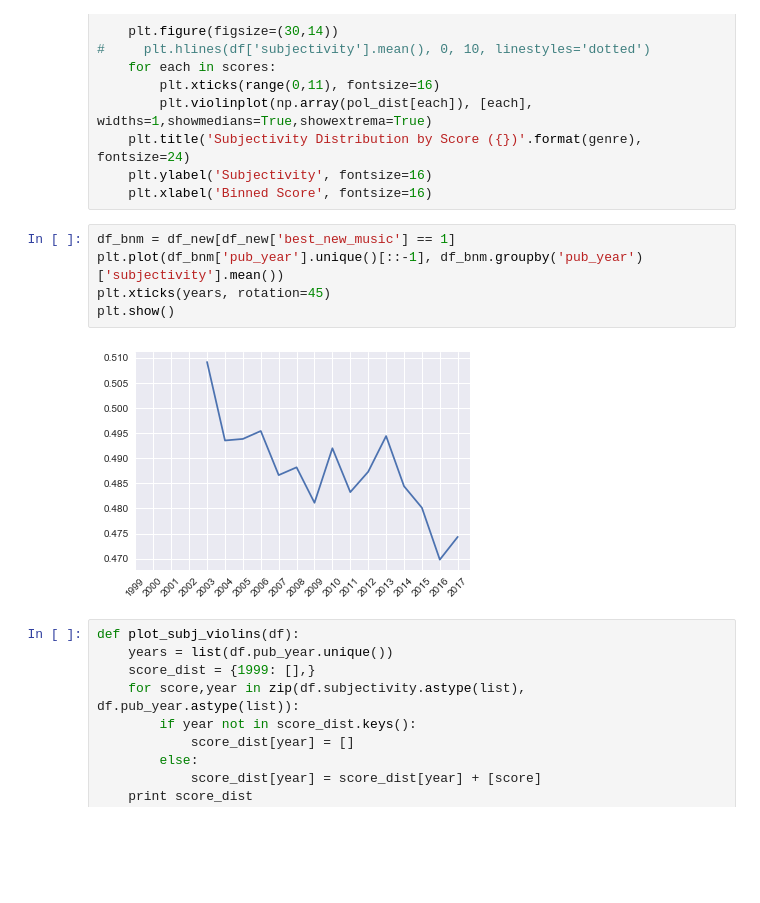
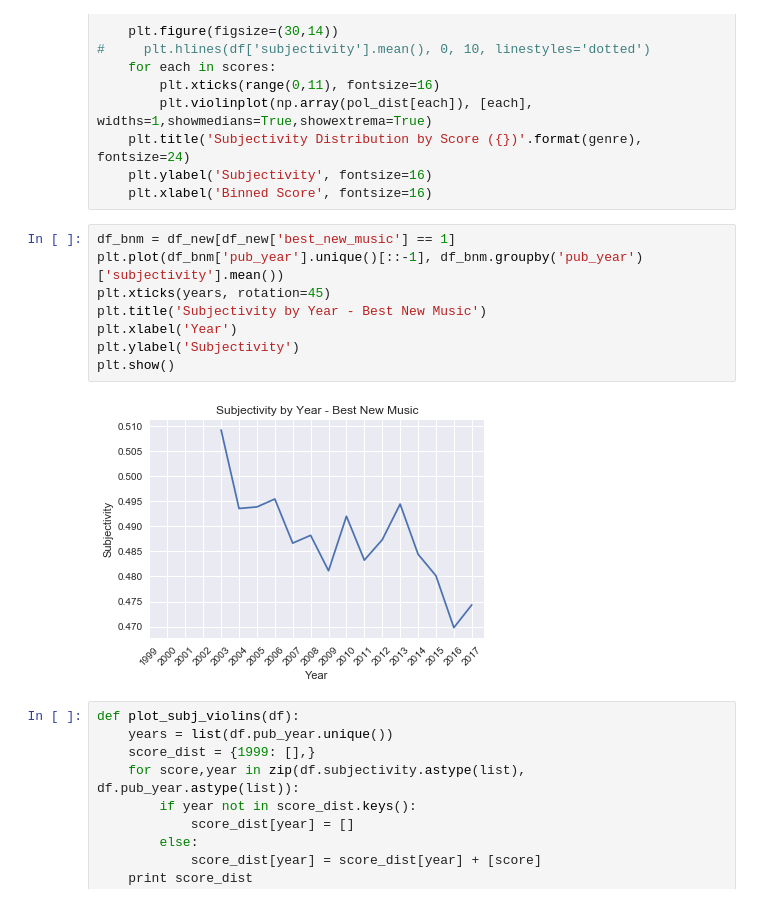
Before and after one commit to andrewjbashford/GalvanizeCapstone, a Jupyter notebook: EDA.ipynb, the cells around one changed output. Saved outputs shown, nothing was run; the diff lists cells and outputs as text; blank space fills up the shorter version.

```diff
--- a/EDA.ipynb
+++ b/EDA.ipynb
@@ -306,10 +313,13 @@ def plot_subj_violins_score(df, genre='all genres'):
 # %%
 df_bnm = df_new[df_new['best_new_music'] == 1]
 plt.plot(df_bnm['pub_year'].unique()[::-1], df_bnm.groupby('pub_year')['subjectivity'].mean())
 plt.xticks(years, rotation=45)
+plt.title('Subjectivity by Year - Best New Music')
+plt.xlabel('Year')
+plt.ylabel('Subjectivity')
 plt.show()
 # %% [output]
-[figure, old version]
+[figure, new version]
 # %%
 def plot_subj_violins(df):
     years = list(df.pub_year.unique())
```
Also changed, not shown: parts of 6 cells of this notebook.
